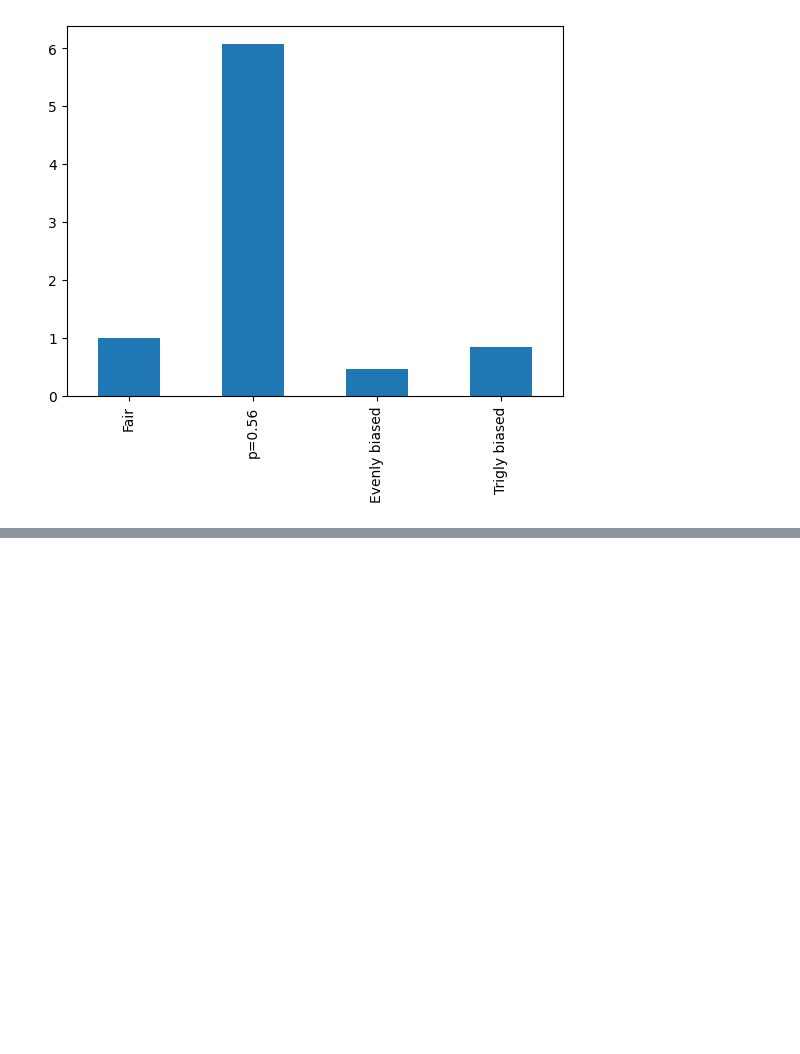
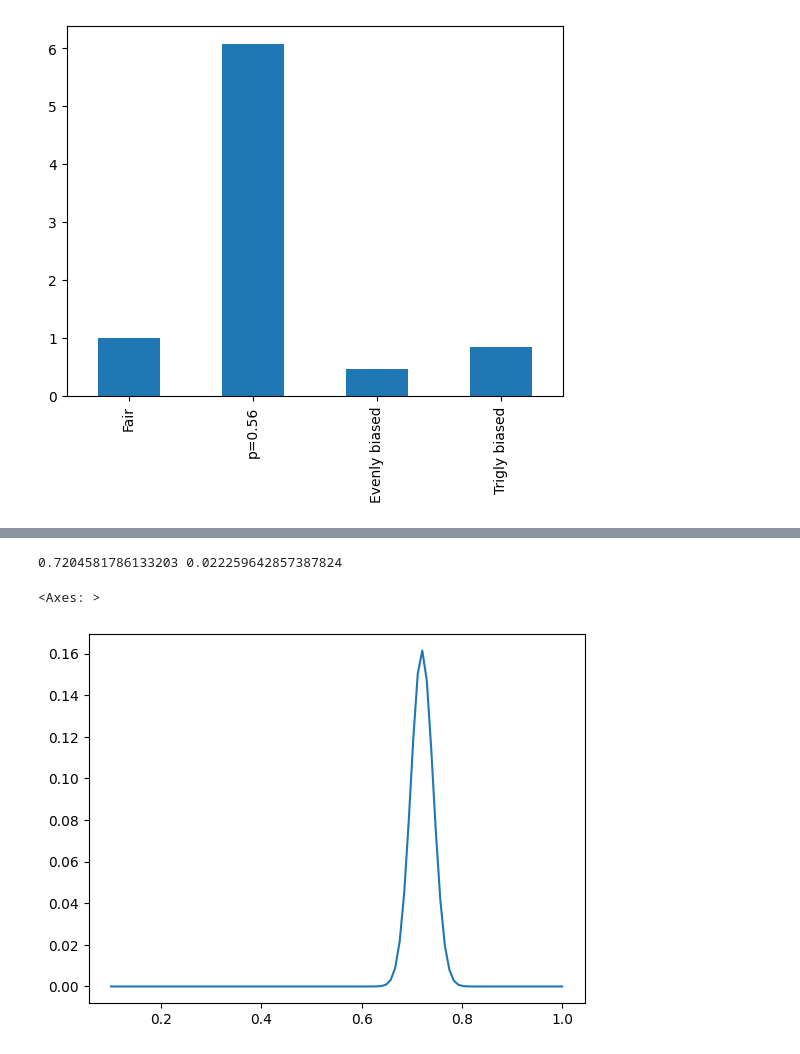
Before and after one commit to shouya/thinking-dumps, a Jupyter notebook: think-bayes/10-testing.ipynb, the cells around one changed output, grey strips where cells are left out. Drawn from its saved outputs; the diff is of its cells as text; code cells hidden in the pictures; blank space fills up the shorter version.

```diff
--- a/think-bayes/10-testing.ipynb
+++ b/think-bayes/10-testing.ipynb
@@ -70,0 +163,27 @@ Rather than knowing the "truthfulness" of a particularly hypothesis. From this p
+# %%
+# now the adaptive version. It's vague in exactly what the adaptive mechanism mean.
+# let's assume an extremely simple adaptive mechanism. for each correct answer,
+# we increase difficulty by 0.1, for every wrong answer, we decrease difficulty by 0.1.
+# Let's try again.
+
+def adaptive_bayesian(n_questions, ability):
+    questions = []
+    q = 0.5
+    prior = Pmf(1, np.linspace(0.1, 1.0, 101))
+    for _ in range(n_questions):
+        if try_answer(q, ability):
+            prior *= prob_correct(q, prior.qs)
+            q = min(q + 0.1, 1.0)
+        else:
+            prior *= 1 - prob_correct(q, prior.qs)
+            q = max(q - 0.1, 0.5)
+    prior.normalize()
+    return prior
+
+posterior = adaptive_bayesian(100, 0.7)
+print(posterior.mean(), posterior.std())
+posterior.plot()
+# %% [output]
+0.7204581786133203 0.022259642857387824
+<Axes: >
+[figure, added]
```
Also changed, not shown: parts of 6 cells of this notebook.
